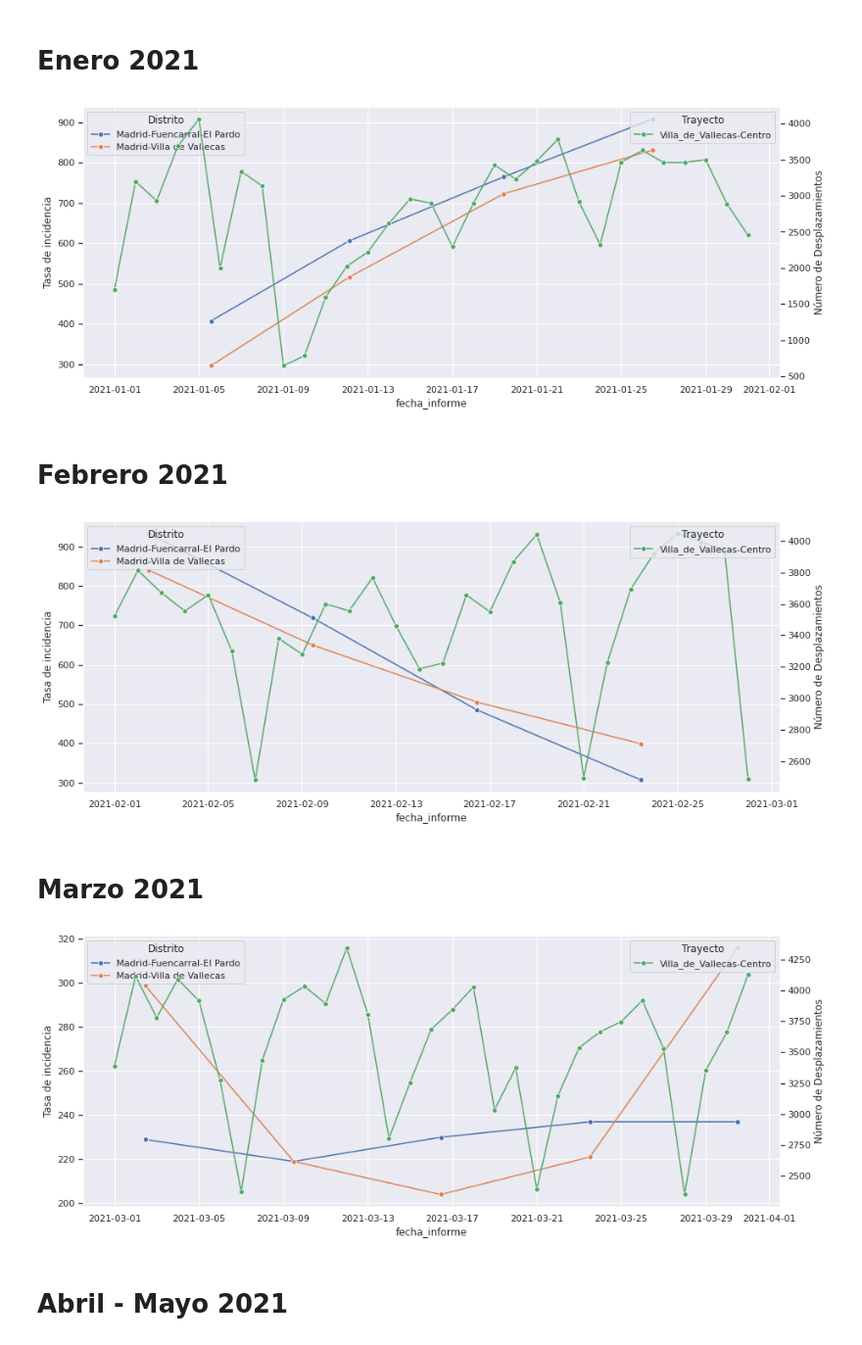
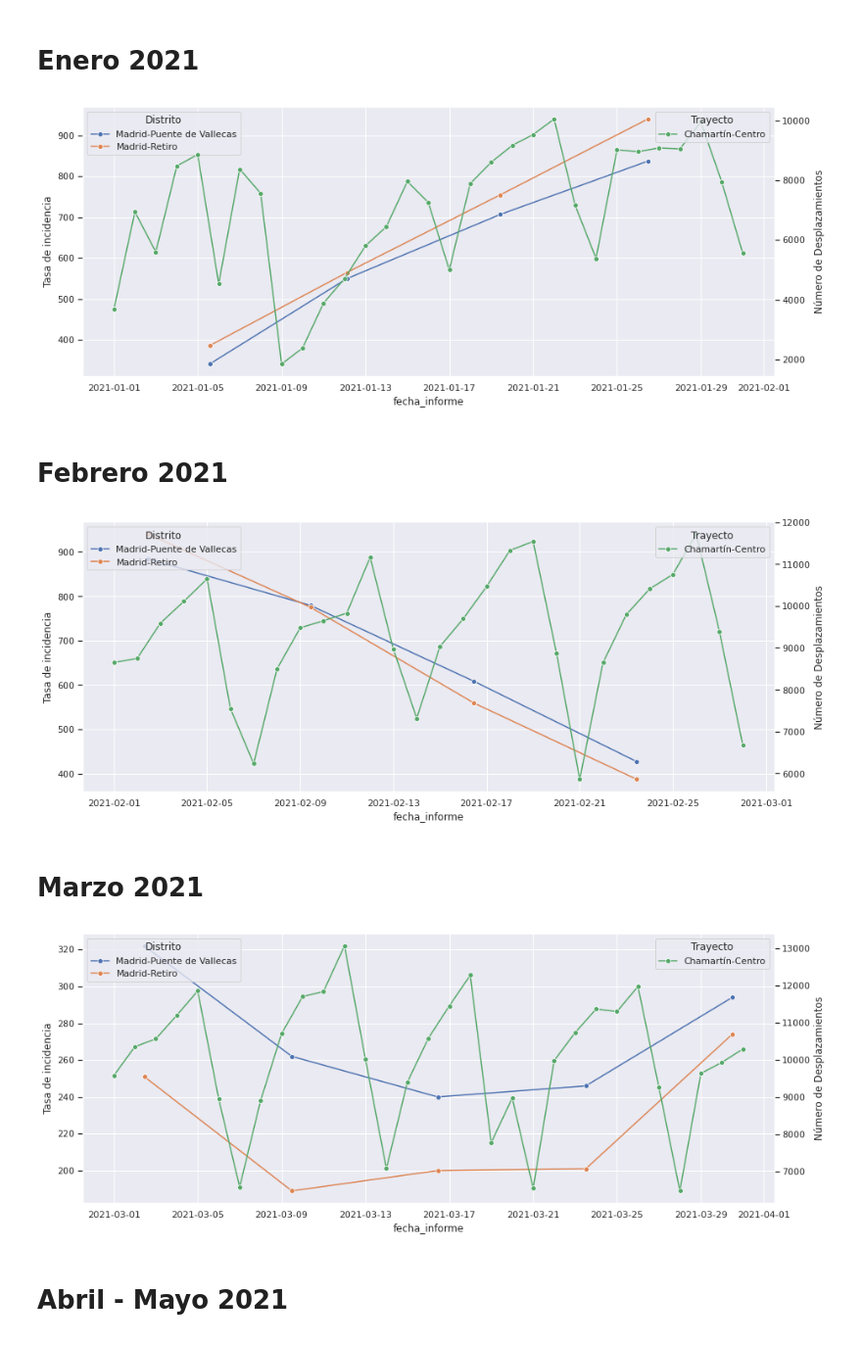
Before and after one commit to Jhonvalencia77/4to_avance, a Jupyter notebook: Tablas_Covid_19_vs_Desplazamientos_1.ipynb, the cells around one changed output. Shown at 98% size. Cells and saved outputs as stored; diff of their text form; code cells hidden in the pictures.

```diff
--- a/Tablas_Covid_19_vs_Desplazamientos_1.ipynb
+++ b/Tablas_Covid_19_vs_Desplazamientos_1.ipynb
@@ -150,6 +150,20 @@ def df_origen(origen,destino):
 
     df5 = pd.read_csv("/home/jonathan/tesis/3er_avance/Trayectos_Periodo_Confinamiento5.csv", sep=',',index_col=0, parse_dates=True, usecols=lista)
 
+    ######################PICKLE 6###############################
+    with open('/home/jonathan/tesis/3er_avance/columns_names_confinamiento6.pickle', "rb") as file:
+        columns_names = pickle.load(file)
+
+    names = list(columns_names)
+    lista=["ds"]
+
+    for trayectos in names:
+        x=trayectos.startswith(origen)
+        if x==True:
+            lista.append(trayectos)
+
+    df6 = pd.read_csv("/home/jonathan/tesis/3er_avance/Trayectos_Periodo_Confinamiento6.csv", sep=',',index_col=0, parse_dates=True, usecols=lista)
+
     #Filtramos el destino
     columns_names_df = df.columns
     names_1 = list(columns_names_df)
@@ -210,6 +224,15 @@ def df_origen(origen,destino):
             listaDst.append(trayectos)
     df5_Final = pd.read_csv("/home/jonathan/tesis/3er_avance/Trayectos_Periodo_Confinamiento5.csv", sep=',',index_col=0, parse_dates=True, usecols=listaDst)
 
+    #Filtramos el destino
+    columns_names_df = df6.columns
+    names_1 = list(columns_names_df)
+    listaDst=["ds"]
+    for trayectos in names_1:
+        x=trayectos.split("-",1)[1]
+        if x==destino:
+            listaDst.append(trayectos)
+    df6_Final = pd.read_csv("/home/jonathan/tesis/3er_avance/Trayectos_Periodo_Confinamiento6.csv", sep=',',index_col=0, parse_dates=True, usecols=listaDst)
 
     #Cambiamos la frecuencia a dias
     df_Final.index.freq = df_Final.index.inferred_freq
@@ -230,10 +253,13 @@ def df_origen(origen,destino):
     df5_Final.index.freq = df5_Final.index.inferred_freq
     df5_Dia = df5_Final.resample('24H').sum()
 
-    return df_Final, df1_Final, df2_Final, df3_Final, df4_Final, df5_Final, df_Dia, df1_Dia, df2_Dia, df3_Dia, df4_Dia, df5_Dia, listaDst
+    df6_Final.index.freq = df6_Final.index.inferred_freq
+    df6_Dia = df6_Final.resample('24H').sum()
 
-origen = "2807918"
+    return df_Final, df1_Final, df2_Final, df3_Final, df4_Final, df5_Final, df6_Final, df_Dia, df1_Dia, df2_Dia, df3_Dia, df4_Dia, df5_Dia, df6_Dia, listaDst
+
+origen = "2807905"
 destino = "2807901"
-df_Final, df1_Final, df2_Final, df3_Final, df4_Final, df5_Final, df_Dia, df1_Dia, df2_Dia, df3_Dia, df4_Dia, df5_Dia, listaDst = df_origen(origen,destino)
+df_Final, df1_Final, df2_Final, df3_Final, df4_Final, df5_Final, df6_Final, df_Dia, df1_Dia, df2_Dia, df3_Dia, df4_Dia, df5_Dia, df6_Dia, listaDst = df_origen(origen,destino)
 df2_Dia.tail(2)
 # %% [output]
@@ -246,8 +272,8 @@ df2_Dia.tail(2)
 # %%
 sb.set(rc = {'figure.figsize':(15,6)})
 columns_names = table_Final.columns
-Distrito_1 = "Madrid-Villa de"
-Distrito_2 = "Madrid-Fuen"
+Distrito_1 = "Madrid-Puente"
+Distrito_2 = "Madrid-Retiro"
 
 cont=1
 
@@ -603,12 +629,12 @@ for line in listaDst:
     lines_names = {"19024":"Fuera_Madrid","2800601":"Fuera_Madrid","2806504":"Fuera_Madrid","2807901":"Centro","2807902":"Arganzuela","2807903":"Retiro","2807904":"Salamanca","2807905":"Chamartín","2807906":"Tetuán","2807907":"Chamberí","2807908":"El_Pardo","2807909":"Moncloa-Aravaca","2807910":"Latina","2807911":"Carabanchel","2807912":"Usera","2807913":"Puente_de_Vallecas","2807914":"Moratalaz","2807915":"Ciudad_Lineal","2807916":"Hortaleza","2807917":"Villaverde","2807918":"Villa_de_Vallecas","2807919":"Vicálvaro","2807920":"San Blas-Canillejas","2812301":"Fuera_Madrid"}
 
 ax2 = plt.twinx()
-graph=sb.lineplot(x="ds", y=listaDst[1], data=df4_Dia.loc['2021-01-01':'2021-01-31'],legend='brief',label=lines_names[origen]+"-"+lines_names[destino], color="g", ax=ax2, marker="o")
+graph=sb.lineplot(x="ds", y=listaDst[1], data=df5_Dia.loc['2021-01-01':'2021-01-31'],legend='brief',label=lines_names[origen]+"-"+lines_names[destino], color="g", ax=ax2, marker="o")
 graph.set(ylabel='Número de Desplazamientos')
 graph.legend(loc='upper right',title='Trayecto')
 graph.grid(False)
 # %% [output]
-[figure, old version]
+[figure, new version]
 # %% [markdown]
 # Febrero 2021
 # %%
@@ -633,42 +659,42 @@ for line in listaDst:
     lines_names = {"19024":"Fuera_Madrid","2800601":"Fuera_Madrid","2806504":"Fuera_Madrid","2807901":"Centro","2807902":"Arganzuela","2807903":"Retiro","2807904":"Salamanca","2807905":"Chamartín","2807906":"Tetuán","2807907":"Chamberí","2807908":"El_Pardo","2807909":"Moncloa-Aravaca","2807910":"Latina","2807911":"Carabanchel","2807912":"Usera","2807913":"Puente_de_Vallecas","2807914":"Moratalaz","2807915":"Ciudad_Lineal","2807916":"Hortaleza","2807917":"Villaverde","2807918":"Villa_de_Vallecas","2807919":"Vicálvaro","2807920":"San Blas-Canillejas","2812301":"Fuera_Madrid"}
 
 ax2 = plt.twinx()
-graph=sb.lineplot(x="ds", y=listaDst[1], data=df5_Dia.loc['2021-02-01':'2021-02-28'],legend='brief',label=lines_names[origen]+"-"+lines_names[destino], color="g", ax=ax2, marker="o")
+graph=sb.lineplot(x="ds", y=listaDst[1], data=df6_Dia.loc['2021-02-01':'2021-02-28'],legend='brief',label=lines_names[origen]+"-"+lines_names[destino], color="g", ax=ax2, marker="o")
 graph.set(ylabel='Número de Desplazamientos')
 graph.legend(loc='upper right',title='Trayecto')
 graph.grid(False)
 # %% [output]
-[figure, old version]
+[figure, new version]
 # %% [markdown]
 # Marzo 2021
 # %%
 sb.set(rc = {'figure.figsize':(15,6)})
 columns_names = table2_Final.columns
 cont=1
 
 for distrito in columns_names:
     x=distrito.startswith(Distrito_1)
     y=distrito.startswith(Distrito_2)
     if (x==True) | (y==True):
         graph=sb.lineplot(x="fecha_informe", y=distrito, data=table2_Final.loc['2021-03-01':'2021-03-31'],legend='brief',label=distrito, marker="o")
         graph.set(ylabel='Tasa de incidencia')
         graph.legend(loc='upper left', title='Distrito')
 
 #Creamos dicionario para buscar el nombre de cada distrito
 for line in listaDst:
     if line=="ds":
         continue
     origen = line.split("-",1)[0]
     destino = line.split("-",1)[1]
     lines_names = {"19024":"Fuera_Madrid","2800601":"Fuera_Madrid","2806504":"Fuera_Madrid","2807901":"Centro","2807902":"Arganzuela","2807903":"Retiro","2807904":"Salamanca","2807905":"Chamartín","2807906":"Tetuán","2807907":"Chamberí","2807908":"El_Pardo","2807909":"Moncloa-Aravaca","2807910":"Latina","2807911":"Carabanchel","2807912":"Usera","2807913":"Puente_de_Vallecas","2807914":"Moratalaz","2807915":"Ciudad_Lineal","2807916":"Hortaleza","2807917":"Villaverde","2807918":"Villa_de_Vallecas","2807919":"Vicálvaro","2807920":"San Blas-Canillejas","2812301":"Fuera_Madrid"}
 
 ax2 = plt.twinx()
-graph=sb.lineplot(x="ds", y=listaDst[1], data=df5_Dia.loc['2021-03-01':'2021-03-31'],legend='brief',label=lines_names[origen]+"-"+lines_names[destino], color="g", ax=ax2, marker="o")
+graph=sb.lineplot(x="ds", y=listaDst[1], data=df6_Dia.loc['2021-03-01':'2021-03-31'],legend='brief',label=lines_names[origen]+"-"+lines_names[destino], color="g", ax=ax2, marker="o")
 graph.set(ylabel='Número de Desplazamientos')
 graph.legend(loc='upper right',title='Trayecto')
 graph.grid(False)
 # %% [output]
-[figure, old version]
+[figure, new version]
 # %% [markdown]
 # Abril - Mayo 2021
 # %%
```
Also changed, not shown: parts of 17 cells of this notebook.
